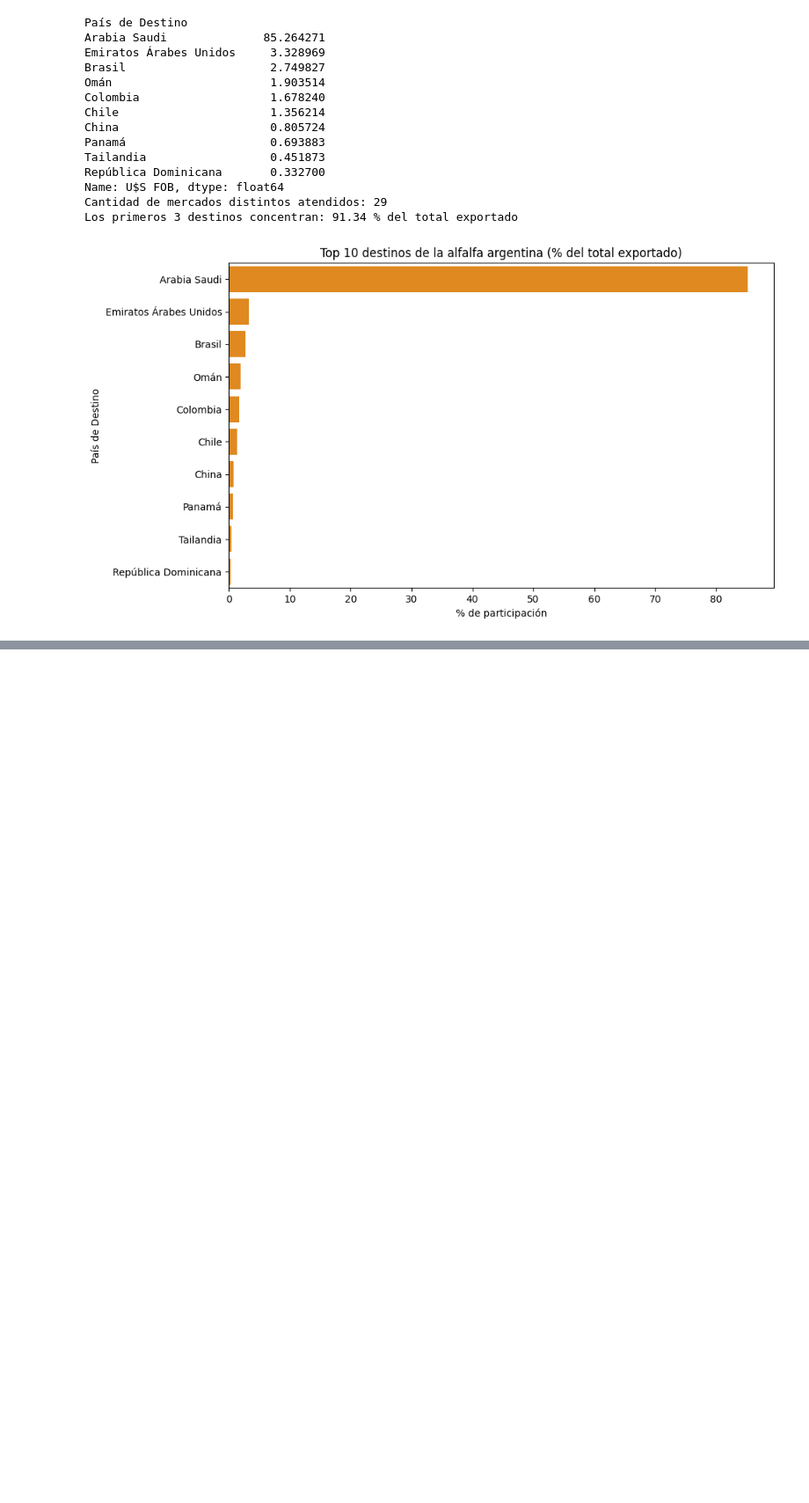
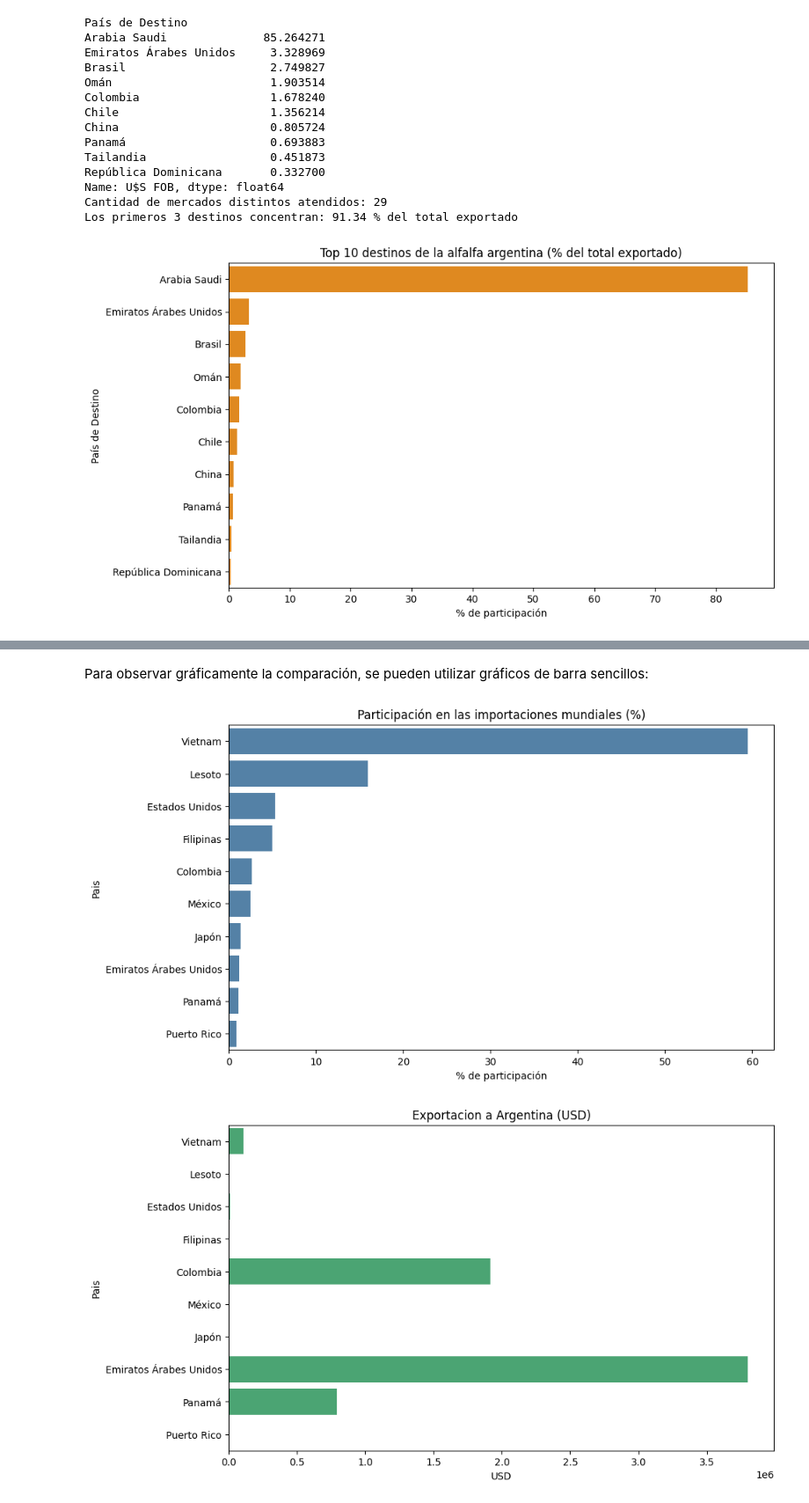
Before and after one commit to Renata-Bilotti/Hackatho-Grupo-4, a Jupyter notebook: Hacathon_Grupo_4_Mercado_de_Alfalfa.ipynb, the cells around one changed output, grey strips where cells are left out. Shown at 88% size. Drawn from its saved outputs; the diff is of its cells as text; code cells hidden in the pictures; blank space fills up the shorter version.

```diff
--- a/Hacathon_Grupo_4_Mercado_de_Alfalfa.ipynb
+++ b/Hacathon_Grupo_4_Mercado_de_Alfalfa.ipynb
@@ -1035,0 +1144,19 @@ plt.show()
+# %%
+# Verificacion: quienes declaran comprarle a Argentina, segun la propia fuente importadora
+# (usamos .str.contains porque la columna a veces trae varios paises de origen juntos en una misma celda,
+# por ejemplo "Chile,Argentina", y con un filtro de igualdad exacta esos casos quedarian afuera)
+
+compras_a_argentina = df_impo_empresa[df_impo_empresa['Socios Comerciales'].str.contains('Argentina')]
+compradores_de_argentina = compras_a_argentina.groupby('País de Empresa')['Valor U$S'].sum()
+
+compradores_de_argentina
+
+# Se agrega esa verificacion como una columna mas en la tabla de oportunidades,
+# para comparar "lo que dice Argentina que exporta" contra "lo que dice el importador que importa"
+tabla_oportunidades['Compra_a_Argentina_segun_importador_USD'] = tabla_oportunidades['Pais'].map(compradores_de_argentina).fillna(0)
+
+#.map es una función que ve en la columna país y busca la correspondencia entre exportaciones argentinas y
+#compradores mundiales, es decir los importadores. Aquellos compradores que no aparecen en compradores de argentina
+#la función fillna(0)les pone valor cero.
+
+tabla_oportunidades
@@ -1035,0 +1175,17 @@ plt.show()
+# %% [markdown]
+Para observar gráficamente la comparación, se pueden utilizar gráficos de barra sencillos:
+# %%
+plt.figure(figsize=(10,6))
+sns.barplot(x=tabla_oportunidades['Participacion_mundial_%'], y=tabla_oportunidades['Pais'], color='steelblue')
+plt.title('Participación en las importaciones mundiales (%)')
+plt.xlabel('% de participación')
+plt.show()
+
+plt.figure(figsize=(10,6))
+sns.barplot(x=tabla_oportunidades['Exportacion_Argentina_USD'], y=tabla_oportunidades['Pais'], color='mediumseagreen')
+plt.title('Exportacion a Argentina (USD)')
+plt.xlabel('USD')
+plt.show()
+# %% [output]
+[figure, added]
+[figure, added]
```
Also changed, not shown: parts of 12 cells of this notebook.
